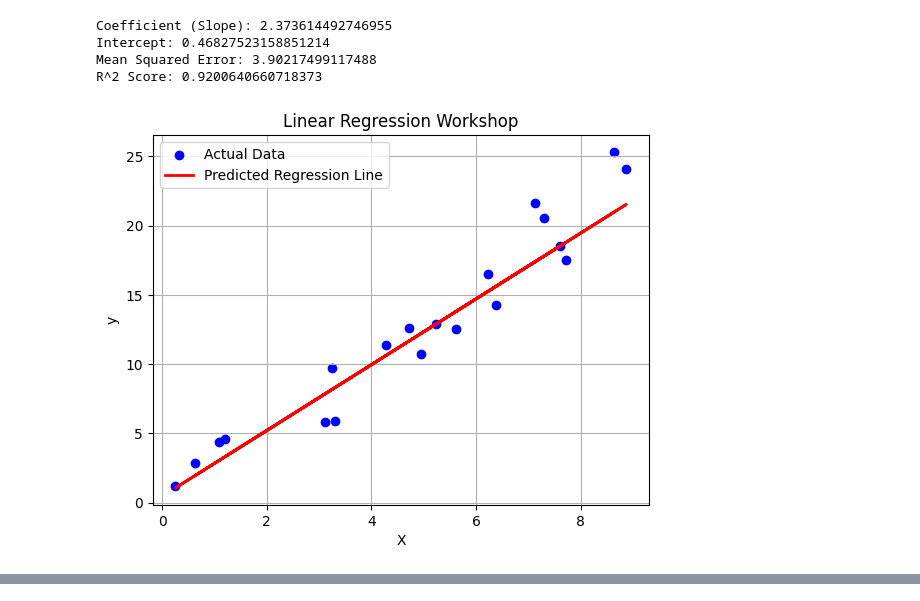
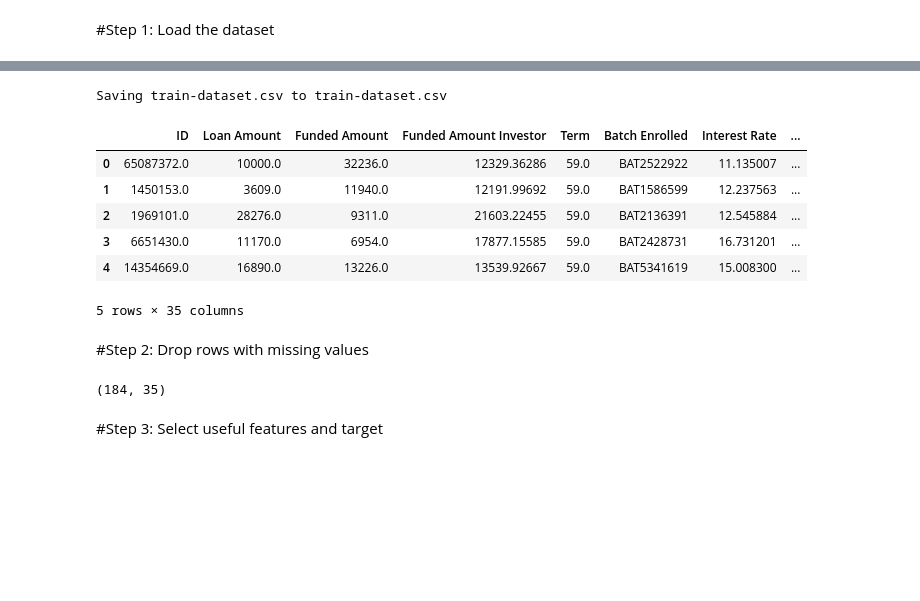
Before and after one commit to 67130237/loan-default-prediction-project, a Jupyter notebook: Linear_Regression_1.ipynb, the cells around one changed output, grey strips where cells are left out. Cells and saved outputs as stored; diff of their text form; code cells hidden in the pictures; blank space fills up the shorter version.

```diff
--- a/Linear_Regression_1.ipynb
+++ b/Linear_Regression_1.ipynb
@@ -1,52 +0,0 @@
-# %%
-# โปรแกรม Python สำหรับ Workshop Linear Regression
-#
-# นำเข้าไลบรารีที่จำเป็น
-import numpy as np
-import matplotlib.pyplot as plt
-from sklearn.linear_model import LinearRegression
-from sklearn.metrics import mean_squared_error, r2_score
-
-# สร้างข้อมูลตัวอย่าง
-np.random.seed(42)  # เพื่อให้ได้ผลลัพธ์เหมือนกันทุกครั้งที่รัน
-X = np.random.rand(100, 1) * 10  # สุ่มข้อมูล x (0 ถึง 10)
-y = 2.5 * X + np.random.randn(100, 1) * 2  # y = 2.5x + noise
-
-# แบ่งข้อมูล (training/testing)
-X_train, X_test = X[:80], X[80:]
-y_train, y_test = y[:80], y[80:]
-
-# สร้างโมเดล Linear Regression
-model = LinearRegression()
-
-# ฝึกโมเดลด้วยข้อมูล training
-model.fit(X_train, y_train)
-
-# ทำนายด้วยข้อมูล test
-y_pred = model.predict(X_test)
-
-# ประเมินโมเดล
-mse = mean_squared_error(y_test, y_pred)
-r2 = r2_score(y_test, y_pred)
-
-# แสดงผล
-print('Coefficient (Slope):', model.coef_[0][0])
-print('Intercept:', model.intercept_[0])
-print('Mean Squared Error:', mse)
-print('R^2 Score:', r2)
-
-# วาดกราฟแสดงผล
-plt.scatter(X_test, y_test, color='blue', label='Actual Data')
-plt.plot(X_test, y_pred, color='red', linewidth=2, label='Predicted Regression Line')
-plt.xlabel('X')
-plt.ylabel('y')
-plt.title('Linear Regression Workshop')
-plt.legend()
-plt.grid(True)
-plt.show()
-# %% [output]
-Coefficient (Slope): 2.373614492746955
-Intercept: 0.46827523158851214
-Mean Squared Error: 3.90217499117488
-R^2 Score: 0.9200640660718373
-[figure, removed]
@@ -52,0 +8,10 @@ R^2 Score: 0.9200640660718373
+# %% [markdown]
+#Step 1: Load the dataset
+# %%
+# Upload dataset from local
+from google.colab import files
+uploades = files.upload()
+
+df = pd.read_csv("train-dataset.csv")
+df.head()
+# %% [output]
@@ -52,0 +19,17 @@ R^2 Score: 0.9200640660718373
+Saving train-dataset.csv to train-dataset.csv
+|  | ID | Loan Amount | Funded Amount | Funded Amount Investor | Term | Batch Enrolled | Interest Rate | ... |
+| 0 | 65087372.0 | 10000.0 | 32236.0 | 12329.36286 | 59.0 | BAT2522922 | 11.135007 | ... |
+| 1 | 1450153.0 | 3609.0 | 11940.0 | 12191.99692 | 59.0 | BAT1586599 | 12.237563 | ... |
+| 2 | 1969101.0 | 28276.0 | 9311.0 | 21603.22455 | 59.0 | BAT2136391 | 12.545884 | ... |
+| 3 | 6651430.0 | 11170.0 | 6954.0 | 17877.15585 | 59.0 | BAT2428731 | 16.731201 | ... |
+| 4 | 14354669.0 | 16890.0 | 13226.0 | 13539.92667 | 59.0 | BAT5341619 | 15.008300 | ... |
+5 rows × 35 columns
+# %% [markdown]
+#Step 2: Drop rows with missing values
+# %%
+df_cleaned = df.dropna()
+df_cleaned.shape
+# %% [output]
+(184, 35)
+# %% [markdown]
+#Step 3: Select useful features and target
```
Also changed, not shown: parts of 13 cells of this notebook.
